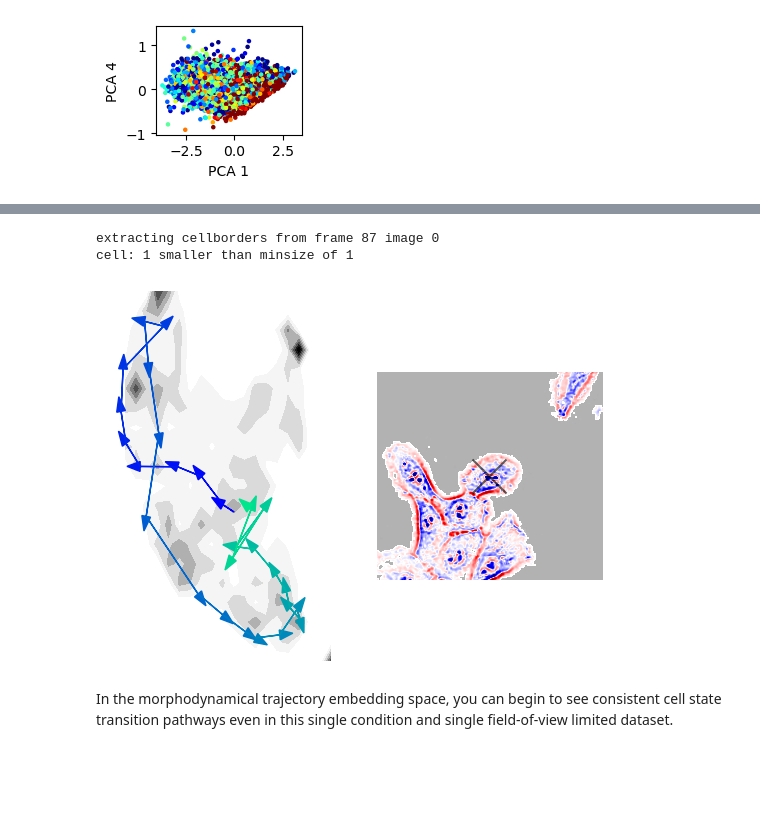
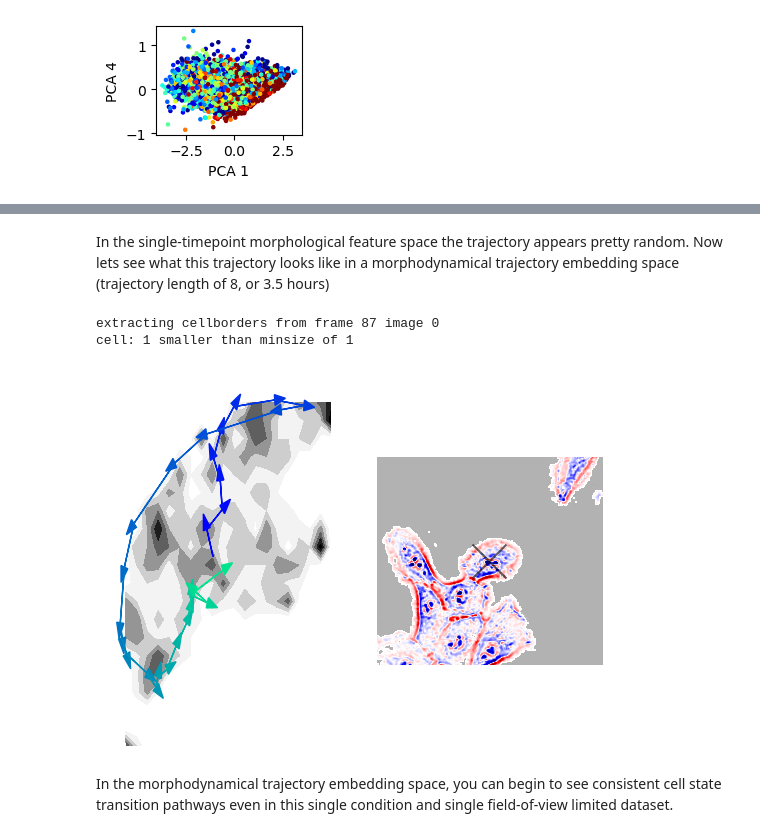
Before and after one commit to jcopperm/celltraj, a Jupyter notebook: tutorials/trajectory_embedding.ipynb, the cells around one changed output, grey strips where cells are left out. Drawn from its saved outputs; the diff is of its cells as text; code cells hidden in the pictures; blank space fills up the shorter version.

```diff
--- a/tutorials/trajectory_embedding.ipynb
+++ b/tutorials/trajectory_embedding.ipynb
@@ -246,10 +118,11 @@ In the single-timepoint morphological feature space the trajectory appears prett
+# %% [markdown]
+In the single-timepoint morphological feature space the trajectory appears pretty random. Now lets see what this trajectory looks like in a morphodynamical trajectory embedding space (trajectory length of 8, or 3.5 hours)
 # %%
-sctm.get_trajectory_embedding(8,embedding_type='UMAP',neigen=2,get_trajectories=False) #concatenates pca features along trajectories of length 11 (5 hours), and then embeds morphodynamical feature trajectory into a UMAP of dimension 2
+sctm.get_trajectory_embedding(9,embedding_type='UMAP',neigen=2,get_trajectories=False) #concatenates pca features along trajectories of length 11 (5 hours), and then embeds morphodynamical feature trajectory into a UMAP of dimension 2
+show_cell_trajectory(sctm,sctm.trajectories[indtrajs[-6]],x=sctm.Xtraj,traj=sctm.traj)
+# %% [output]
+extracting cellborders from frame 87 image 0
+cell: 1 smaller than minsize of 1
+[figure, added]
-# %%
-show_cell_trajectory(sctm,sctm.trajectories[indtrajs[-6]],x=sctm.Xtraj,traj=sctm.traj)
-# %% [output]
-extracting cellborders from frame 87 image 0
-cell: 1 smaller than minsize of 1
-[figure, removed]
-# %% [markdown]
-In the morphodynamical trajectory embedding space, you can begin to see consistent cell state transition pathways even in this single condition and single field-of-view limited dataset.
+# %% [markdown]
+In the morphodynamical trajectory embedding space, you can begin to see consistent cell state transition pathways even in this single condition and single field-of-view limited dataset.
```
Also changed, not shown: parts of 17 cells of this notebook.
